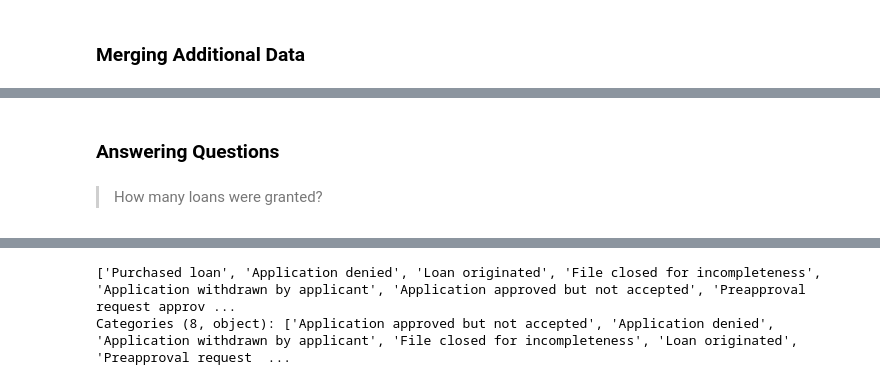
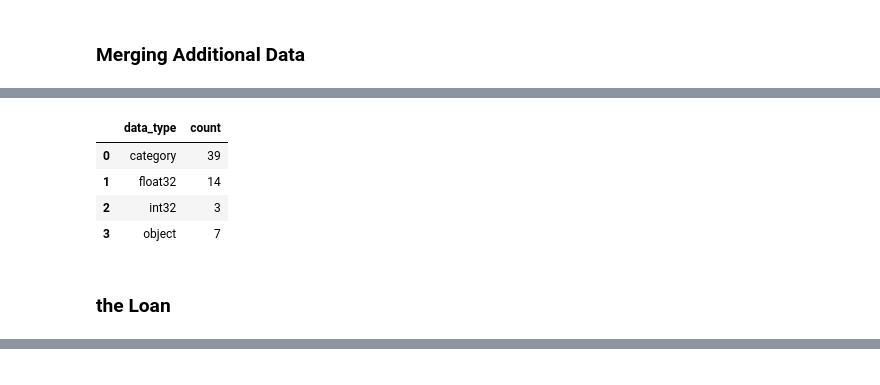
Before and after one commit to mandelbrojt/hmda-eda, a Jupyter notebook: us-mortgage-lending-eda.ipynb, the cells around one changed output, grey strips where cells are left out. Saved outputs shown, nothing was run; the diff lists cells and outputs as text; code cells hidden in the pictures.

Commit message:
Merged GLEIF data and changed mortgage_df variable name

```diff
--- a/us-mortgage-lending-eda.ipynb
+++ b/us-mortgage-lending-eda.ipynb
@@ -245,0 +230,13 @@ mortgage_df["institution_city"] = mortgage_df["institution_city"].astype("catego
+# %%
+gleif_selected_cols = ["LEI", "Entity.LegalName", "Entity.HeadquartersAddress.City",
+                       "Entity.HeadquartersAddress.Country", "Entity.HeadquartersAddress.PostalCode",
+                       "Entity.EntityStatus", "Entity.EntityCreationDate"]
+
+# Legal Entity Identifier (LEI) data pool
+gleif = pd.read_csv("./datasets/gleif-data-pool.csv", usecols=gleif_selected_cols, parse_dates=["Entity.EntityCreationDate"])
+
+# Unique LEIs from mortgage lending dataset
+selected_leis = mortgage_lending["lei"].unique()
+
+# Filter data by LEIs
+gleif = gleif[gleif["LEI"].isin(selected_leis)].reset_index(drop=True)
@@ -265,0 +262,29 @@ memory usage: 24.4+ MB
+# %%
+# Merge dataframes by LEI values
+merged_df = pd.merge(mortgage_lending, gleif, how="left", left_on="lei", right_on="LEI")
+
+new_col_to_old = {
+    "institution_name":"Entity.LegalName",
+    "institution_city":"Entity.HeadquartersAddress.City",
+    "institution_country":"Entity.HeadquartersAddress.Country",
+    "institution_postal_code":"Entity.HeadquartersAddress.PostalCode",
+    "institution_status":"Entity.EntityStatus",
+    "institution_creation_date":"Entity.EntityCreationDate"
+}
+
+# Add legal entity information to mortgage lending dataset
+for new_col, old_col in new_col_to_old.items():
+    mortgage_lending[new_col] = merged_df[old_col]
+
+
+new_col_to_dtype = {
+    "institution_name":"str",
+    "institution_city":"category",
+    "institution_country":"category",
+    "institution_postal_code":"str",
+    "institution_status":"category"
+}
+
+# Assign data types to new columns
+for new_col, dtype in new_col_to_dtype.items():
+    mortgage_lending[new_col] = mortgage_lending[new_col].astype(dtype)
@@ -266,6 +313,6 @@ memory usage: 24.4+ MB
 # %%
 # Frequency table of column data types
-df_dtypes = mortgage_df.dtypes.reset_index(name="data_type")
+df_dtypes = mortgage_lending.dtypes.reset_index(name="data_type")
 
 df_dtypes.columns = ["column_name","data_type"]
 
@@ -288,5 +334,8 @@ dtypes_donut.show()
+|  | data_type | count |
+| 0 | category | 39 |
+| 1 | float32 | 14 |
+| 2 | int32 | 3 |
+| 3 | object | 7 |
-# %% [markdown]
-### Answering Questions
-# %% [markdown]
-> How many loans were granted?
+# %% [markdown]
+### the Loan
 # %%
@@ -304,8 +353,3 @@ action_taken_pie = px.pie(
 action_taken_pie.show()
 # %% [output]
 [interactive output not drawn]
-# %%
-mortgage_df.action_taken.unique()
-# %% [output]
-['Purchased loan', 'Application denied', 'Loan originated', 'File closed for incompleteness', 'Application withdrawn by applicant', 'Application approved but not accepted', 'Preapproval request approv ...
-Categories (8, object): ['Application approved but not accepted', 'Application denied', 'Application withdrawn by applicant', 'File closed for incompleteness', 'Loan originated', 'Preapproval request  ...
```
Also changed, not shown: parts of 26 cells of this notebook.
